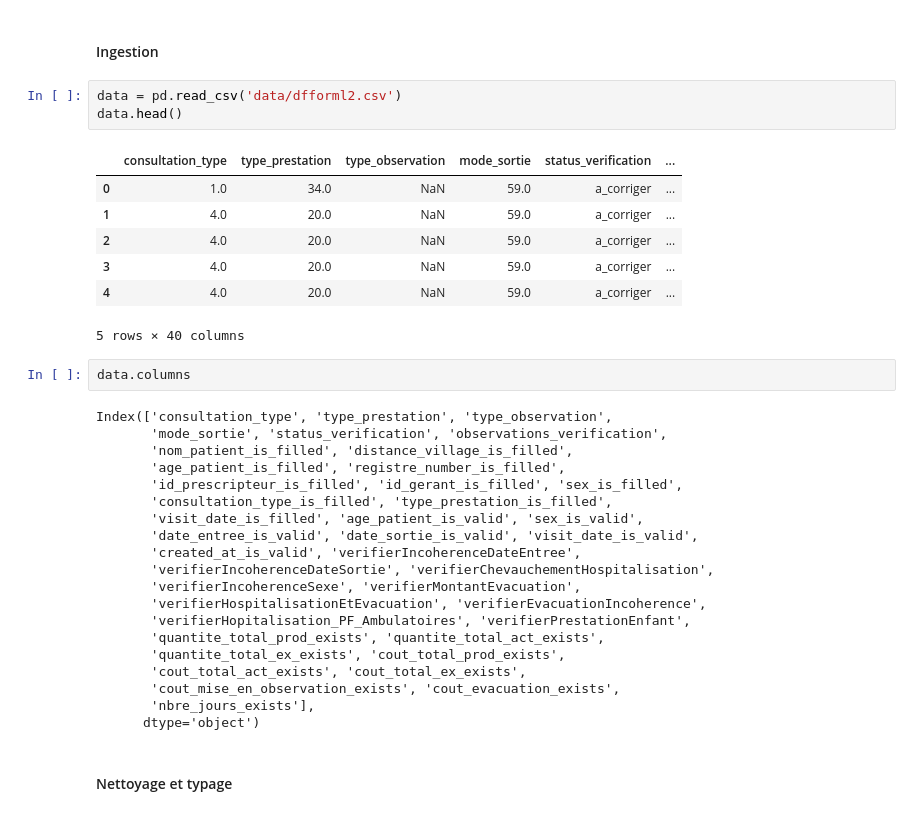
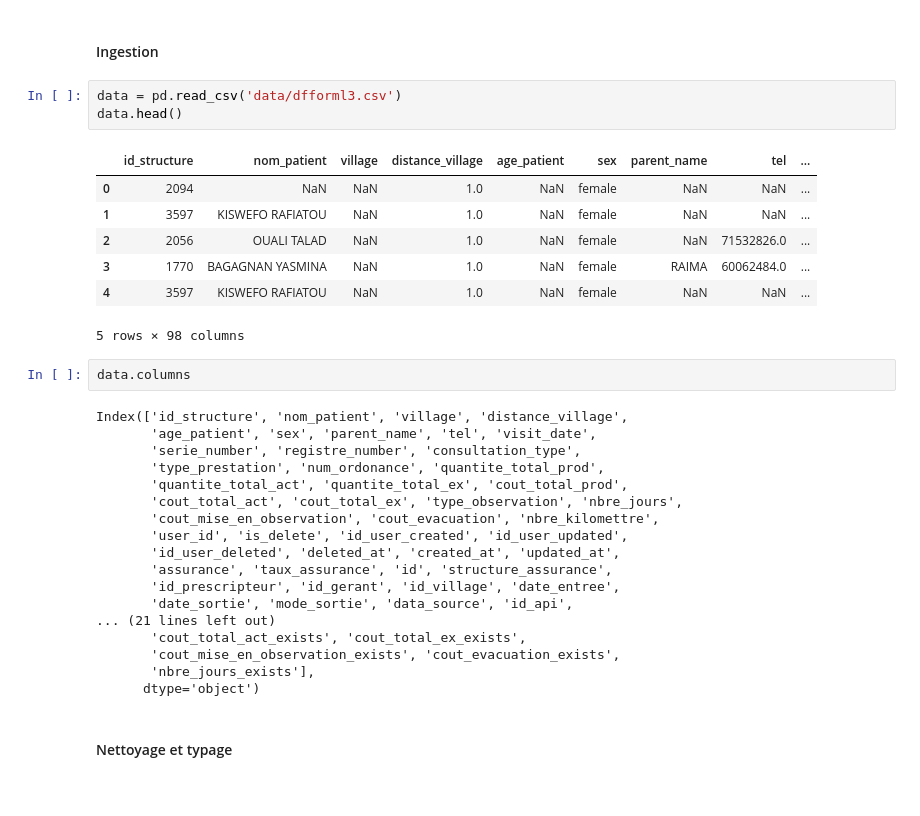
Before and after one commit to oumarky/classificationfacture, a Jupyter notebook: PROJETFACTURES/ML_MODEL.ipynb, the cells around one changed output. Drawn from its saved outputs; the diff is of its cells as text.

```diff
--- a/PROJETFACTURES/ML_MODEL.ipynb
+++ b/PROJETFACTURES/ML_MODEL.ipynb
@@ -49,34 +49,32 @@ MPS compilé: True
 # %% [markdown]
 #### Ingestion
 # %%
-data = pd.read_csv('data/dfforml2.csv')
+data = pd.read_csv('data/dfforml3.csv')
 data.head()
 # %% [output]
-|  | consultation_type | type_prestation | type_observation | mode_sortie | status_verification | ... |
-| 0 | 1.0 | 34.0 | NaN | 59.0 | a_corriger | ... |
-| 1 | 4.0 | 20.0 | NaN | 59.0 | a_corriger | ... |
-| 2 | 4.0 | 20.0 | NaN | 59.0 | a_corriger | ... |
-| 3 | 4.0 | 20.0 | NaN | 59.0 | a_corriger | ... |
-| 4 | 4.0 | 20.0 | NaN | 59.0 | a_corriger | ... |
+|  | id_structure | nom_patient | village | distance_village | age_patient | sex | parent_name | tel | ... |
+| 0 | 2094 | NaN | NaN | 1.0 | NaN | female | NaN | NaN | ... |
+| 1 | 3597 | KISWEFO RAFIATOU | NaN | 1.0 | NaN | female | NaN | NaN | ... |
+| 2 | 2056 | OUALI TALAD | NaN | 1.0 | NaN | female | NaN | 71532826.0 | ... |
+| 3 | 1770 | BAGAGNAN YASMINA | NaN | 1.0 | NaN | female | RAIMA | 60062484.0 | ... |
+| 4 | 3597 | KISWEFO RAFIATOU | NaN | 1.0 | NaN | female | NaN | NaN | ... |
-5 rows × 40 columns
+5 rows × 98 columns
 # %%
 data.columns
 # %% [output]
-Index(['consultation_type', 'type_prestation', 'type_observation',
-       'mode_sortie', 'status_verification', 'observations_verification',
-       'nom_patient_is_filled', 'distance_village_is_filled',
-       'age_patient_is_filled', 'registre_number_is_filled',
-       'id_prescripteur_is_filled', 'id_gerant_is_filled', 'sex_is_filled',
-       'consultation_type_is_filled', 'type_prestation_is_filled',
-       'visit_date_is_filled', 'age_patient_is_valid', 'sex_is_valid',
-       'date_entree_is_valid', 'date_sortie_is_valid', 'visit_date_is_valid',
-       'created_at_is_valid', 'verifierIncoherenceDateEntree',
-       'verifierIncoherenceDateSortie', 'verifierChevauchementHospitalisation',
-       'verifierIncoherenceSexe', 'verifierMontantEvacuation',
-       'verifierHospitalisationEtEvacuation', 'verifierEvacuationIncoherence',
-       'verifierHopitalisation_PF_Ambulatoires', 'verifierPrestationEnfant',
-       'quantite_total_prod_exists', 'quantite_total_act_exists',
-       'quantite_total_ex_exists', 'cout_total_prod_exists',
+Index(['id_structure', 'nom_patient', 'village', 'distance_village',
+       'age_patient', 'sex', 'parent_name', 'tel', 'visit_date',
+       'serie_number', 'registre_number', 'consultation_type',
+       'type_prestation', 'num_ordonance', 'quantite_total_prod',
+       'quantite_total_act', 'quantite_total_ex', 'cout_total_prod',
+       'cout_total_act', 'cout_total_ex', 'type_observation', 'nbre_jours',
+       'cout_mise_en_observation', 'cout_evacuation', 'nbre_kilomettre',
+       'user_id', 'is_delete', 'id_user_created', 'id_user_updated',
+       'id_user_deleted', 'deleted_at', 'created_at', 'updated_at',
+       'assurance', 'taux_assurance', 'id', 'structure_assurance',
+       'id_prescripteur', 'id_gerant', 'id_village', 'date_entree',
+       'date_sortie', 'mode_sortie', 'data_source', 'id_api',
+... (21 lines left out)
        'cout_total_act_exists', 'cout_total_ex_exists',
        'cout_mise_en_observation_exists', 'cout_evacuation_exists',
        'nbre_jours_exists'],
```
Also changed, not shown: 21 other files.
